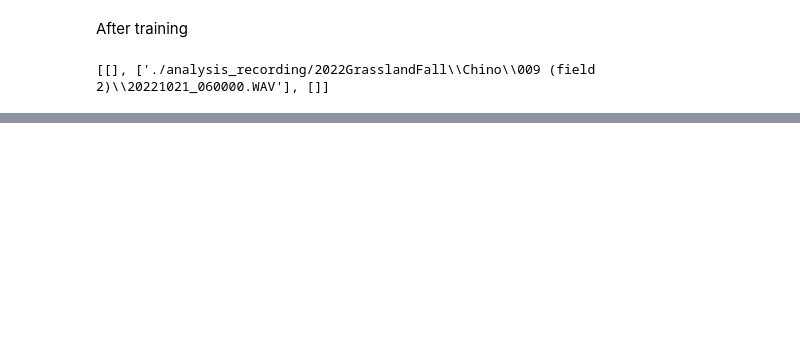
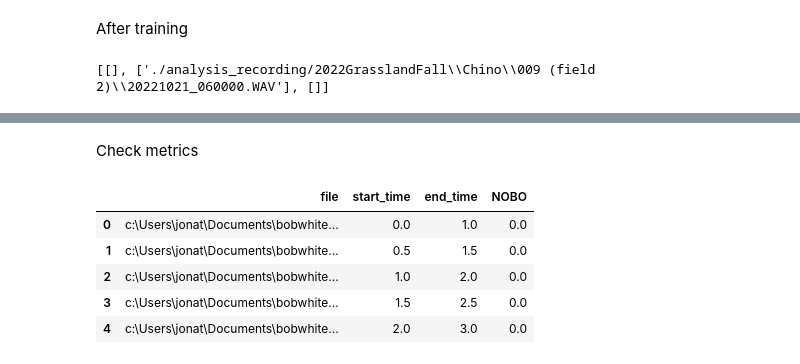
Before and after one commit to Fartedbutpooped27/BirdCoding, a Jupyter notebook: usingRavenNOBO.ipynb, the cells around one changed output, grey strips where cells are left out. Cells and saved outputs as stored; diff of their text form; code cells hidden in the pictures; blank space fills up the shorter version.

Commit message:
fixed errors, start metrics

```diff
--- a/usingRavenNOBO.ipynb
+++ b/usingRavenNOBO.ipynb
@@ -258,18 +258,37 @@ from opensoundscape import CNN
 from opensoundscape.ml.cnn import load_model
 
 import shutup; shutup.please()
+from IPython.display import display
 
-#train_df, validation_df = train_test_split(labels, test_size=0.2, random_state=1) #old
+# Set the option to display more characters per column
+pd.set_option('display.max_colwidth', None)
+
 
 # Reset the index to convert "file" index into a column
 labels_reset_index = labels.reset_index()
 
+# Calculate 20% of unique file names
+num_files_to_remove = int(0.2 * labels_reset_index['file'].nunique())
+
+# Get a random sample of file names to remove
+files_to_remove = labels_reset_index['file'].sample(n=num_files_to_remove, random_state=1)
+
+# Print the filenames that are being removed
+print("Files to be removed:")
+print(files_to_remove)
+
+# Create a DataFrame containing the files to remove
+testing_df = labels_reset_index[labels_reset_index['file'].isin(files_to_remove)]
+
+# Remove the files to be removed from the original DataFrame
+labels_filtered = labels_reset_index[~labels_reset_index['file'].isin(files_to_remove)]
+
 # Split the DataFrame based on unique values in the 'file' column
-train_files, test_files = train_test_split(labels_reset_index['file'].unique(), test_size=0.2, random_state=1)
+train_files, test_files = train_test_split(labels_filtered['file'].unique(), test_size=0.2, random_state=1)
 
 # Filter the labels DataFrame based on the split file names
-train_df = labels_reset_index[labels_reset_index['file'].isin(train_files)]
-test_df = labels_reset_index[labels_reset_index['file'].isin(test_files)]
+train_df = labels_filtered[labels_filtered['file'].isin(train_files)]
+test_df = labels_filtered[labels_filtered['file'].isin(test_files)]
 
 # Set "file" column as the index again
 train_df = train_df.set_index(['file', 'start_time', 'end_time'])
@@ -507,0 +479,11 @@ for recording_list in everything_list:
+# %% [markdown]
+Check metrics
+# %%
+testing_df.head()
+# %% [output]
+|  | file | start_time | end_time | NOBO |
+| 0 | c:\Users\jonat\Documents\bobwhite... | 0.0 | 1.0 | 0.0 |
+| 1 | c:\Users\jonat\Documents\bobwhite... | 0.5 | 1.5 | 0.0 |
+| 2 | c:\Users\jonat\Documents\bobwhite... | 1.0 | 2.0 | 0.0 |
+| 3 | c:\Users\jonat\Documents\bobwhite... | 1.5 | 2.5 | 0.0 |
+| 4 | c:\Users\jonat\Documents\bobwhite... | 2.0 | 3.0 | 0.0 |
```
Also changed, not shown: parts of 7 cells of this notebook.
